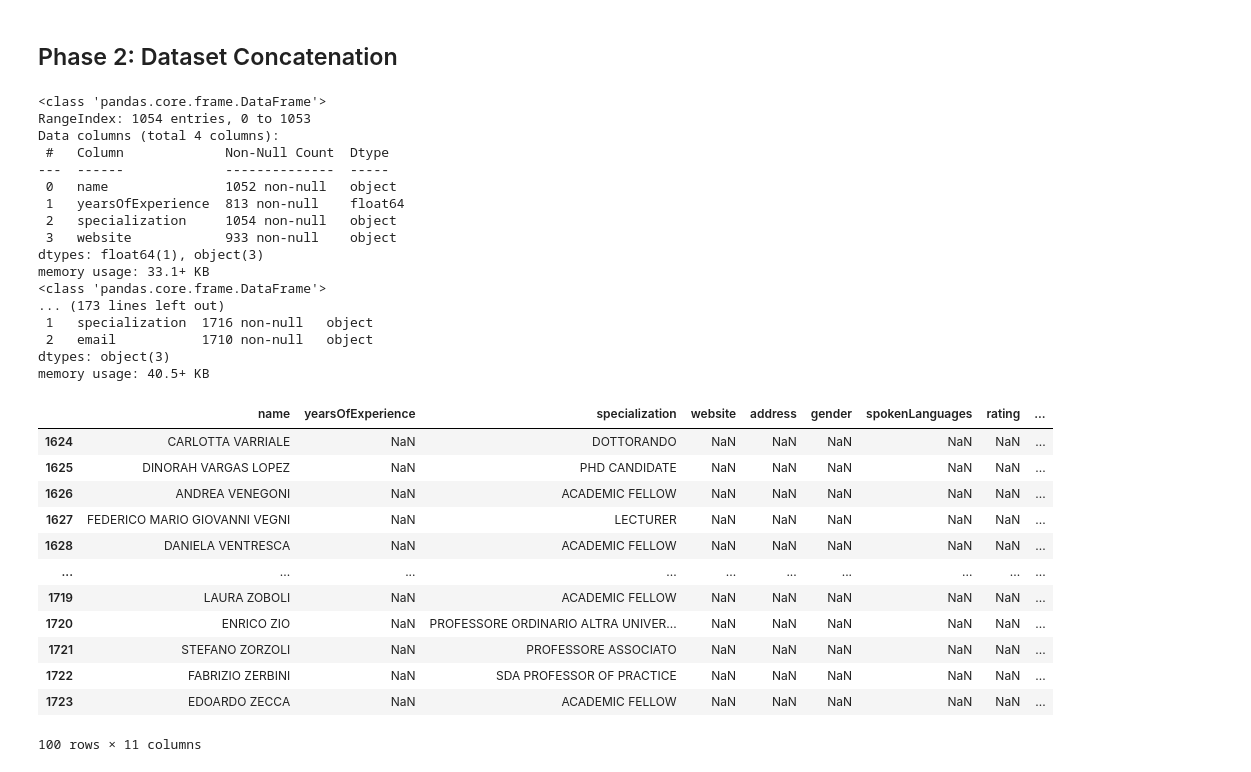
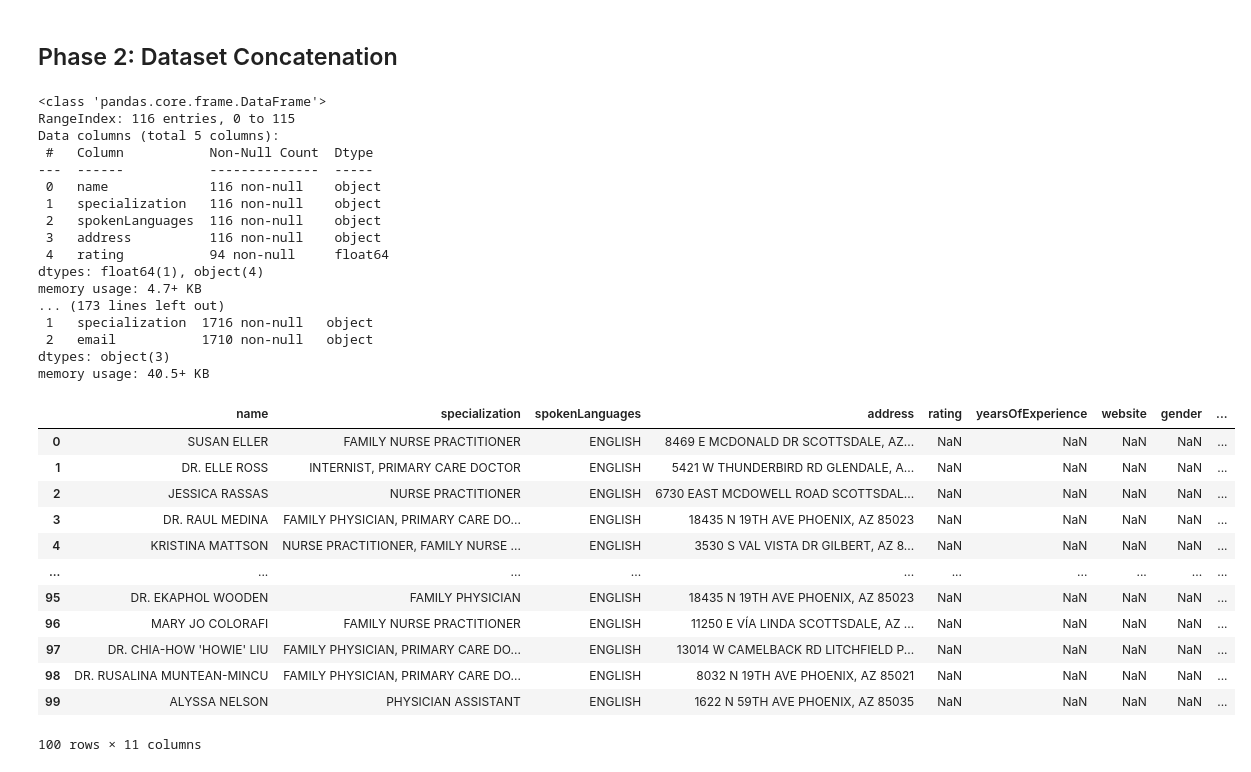
Before and after one commit to samuel-esp/IngDati-Progetto, a Jupyter notebook: SchemaAlignmentProfessionisti.ipynb, the cells around one changed output. Drawn from its saved outputs; the diff is of its cells as text; code cells hidden in the pictures.

```diff
--- a/SchemaAlignmentProfessionisti.ipynb
+++ b/SchemaAlignmentProfessionisti.ipynb
@@ -64,6 +71,10 @@ dottori.head(50)
 # %%
 toDrop = ["id", "npinumber"]
 dottori = dottori.drop(toDrop, axis=1)
+dottori['specialization'] = dottori['specialization'].replace(r',', '')
+dottori['spokenLanguages'] = dottori['spokenLanguages'].replace(r',', '')
+dottori['spokenLanguages']= dottori.apply(lambda x: extract(x['spokenLanguages']), axis=1)
+dottori['specialization']= dottori.apply(lambda x: extract(x['specialization']), axis=1)
 dottori.head()
 # %% [output]
 |  | name | specialization | spokenLanguages | address | rating |
@@ -106,6 +117,7 @@ avvocati.head(50)
 # %%
 toDrop = ["statesOfAbilitation", "id", "lawyerOfficeSet"]
 avvocati = avvocati.drop(toDrop, axis=1)
+avvocati['specialization']= avvocati.apply(lambda x: extract(x['specialization']), axis=1)
 avvocati.head()
 # %% [output]
 |  | name | yearsOfExperience | specialization | website |
@@ -716,27 +728,27 @@ kpop.head()
 # %% [markdown]
 ## Phase 2: Dataset Concatenation
 # %%
-dataset = [avvocati, kpop, kpopping, dottori, freel, hpmedici, hpdottori, mmsAtlanta, mmsAtlantaDoc, investing, finance, developer, freelancer, andreolidoc, andreoliprof, romatre, bocconi]
+dataset = [dottori, avvocati, kpop, kpopping, freel, hpmedici, hpdottori, mmsAtlanta, mmsAtlantaDoc, investing, finance, developer, freelancer, andreolidoc, andreoliprof, romatre, bocconi]
 
 for d in dataset:
     d.info()
 # %% [output]
 <class 'pandas.core.frame.DataFrame'>
-RangeIndex: 1054 entries, 0 to 1053
-Data columns (total 4 columns):
- #   Column             Non-Null Count  Dtype
----  ------             --------------  -----
- 0   name               1052 non-null   object
- 1   yearsOfExperience  813 non-null    float64
- 2   specialization     1054 non-null   object
- 3   website            933 non-null    object
-dtypes: float64(1), object(3)
-memory usage: 33.1+ KB
-<class 'pandas.core.frame.DataFrame'>
+RangeIndex: 116 entries, 0 to 115
+Data columns (total 5 columns):
+ #   Column           Non-Null Count  Dtype
+---  ------           --------------  -----
+ 0   name             116 non-null    object
+ 1   specialization   116 non-null    object
+ 2   spokenLanguages  116 non-null    object
+ 3   address          116 non-null    object
+ 4   rating           94 non-null     float64
+dtypes: float64(1), object(4)
+memory usage: 4.7+ KB
 ... (173 lines left out)
  1   specialization  1716 non-null   object
  2   email           1710 non-null   object
 dtypes: object(3)
 memory usage: 40.5+ KB
 # %%
-result = pd.concat([avvocati, kpop, kpopping, dottori, freel, hpmedici, hpdottori, mmsAtlanta, mmsAtlantaDoc, investing, finance, developer, freelancer, andreolidoc, andreoliprof, romatre, bocconi])
+result = pd.concat([dottori, avvocati, kpop, kpopping, freel, hpmedici, hpdottori, mmsAtlanta, mmsAtlantaDoc, investing, finance, developer, freelancer, andreolidoc, andreoliprof, romatre, bocconi])
@@ -755,18 +755,30 @@ result['price'].fillna(np.nan, inplace=True)
+# %%
+result['name'].fillna(np.nan, inplace=True)
+result['yearsOfExperience'].fillna(np.nan, inplace=True)
+result['specialization'].fillna(np.nan, inplace=True)
+result['website'].fillna(np.nan, inplace=True)
+result['address'].fillna(np.nan, inplace=True)
+result['gender'].fillna(np.nan, inplace=True)
+result['spokenLanguages'].fillna(np.nan, inplace=True)
+result['rating'].fillna(np.nan, inplace=True)
+result['price'].fillna(np.nan, inplace=True)
+result['telephone'].fillna(np.nan, inplace=True)
+result['email'].fillna(np.nan, inplace=True)
 # %%
 for columns in result.columns:
     result[columns] = result[columns].str.upper()
-result.tail(100)
+result.head(100)
 # %% [output]
-|  | name | yearsOfExperience | specialization | website | address | gender | spokenLanguages | rating | ... |
-| 1624 | CARLOTTA VARRIALE | NaN | DOTTORANDO | NaN | NaN | NaN | NaN | NaN | ... |
-| 1625 | DINORAH VARGAS LOPEZ | NaN | PHD CANDIDATE | NaN | NaN | NaN | NaN | NaN | ... |
-| 1626 | ANDREA VENEGONI | NaN | ACADEMIC FELLOW | NaN | NaN | NaN | NaN | NaN | ... |
-| 1627 | FEDERICO MARIO GIOVANNI VEGNI | NaN | LECTURER | NaN | NaN | NaN | NaN | NaN | ... |
-| 1628 | DANIELA VENTRESCA | NaN | ACADEMIC FELLOW | NaN | NaN | NaN | NaN | NaN | ... |
+|  | name | specialization | spokenLanguages | address | rating | yearsOfExperience | website | gender | ... |
+| 0 | SUSAN ELLER | FAMILY NURSE PRACTITIONER | ENGLISH | 8469 E MCDONALD DR SCOTTSDALE, AZ... | NaN | NaN | NaN | NaN | ... |
+| 1 | DR. ELLE ROSS | INTERNIST, PRIMARY CARE DOCTOR | ENGLISH | 5421 W THUNDERBIRD RD GLENDALE, A... | NaN | NaN | NaN | NaN | ... |
+| 2 | JESSICA RASSAS | NURSE PRACTITIONER | ENGLISH | 6730 EAST MCDOWELL ROAD SCOTTSDAL... | NaN | NaN | NaN | NaN | ... |
+| 3 | DR. RAUL MEDINA | FAMILY PHYSICIAN, PRIMARY CARE DO... | ENGLISH | 18435 N 19TH AVE PHOENIX, AZ 85023 | NaN | NaN | NaN | NaN | ... |
+| 4 | KRISTINA MATTSON | NURSE PRACTITIONER, FAMILY NURSE ... | ENGLISH | 3530 S VAL VISTA DR GILBERT, AZ 8... | NaN | NaN | NaN | NaN | ... |
 | ... | ... | ... | ... | ... | ... | ... | ... | ... | ... |
-| 1719 | LAURA ZOBOLI | NaN | ACADEMIC FELLOW | NaN | NaN | NaN | NaN | NaN | ... |
-| 1720 | ENRICO ZIO | NaN | PROFESSORE ORDINARIO ALTRA UNIVER... | NaN | NaN | NaN | NaN | NaN | ... |
-| 1721 | STEFANO ZORZOLI | NaN | PROFESSORE ASSOCIATO | NaN | NaN | NaN | NaN | NaN | ... |
-| 1722 | FABRIZIO ZERBINI | NaN | SDA PROFESSOR OF PRACTICE | NaN | NaN | NaN | NaN | NaN | ... |
-| 1723 | EDOARDO ZECCA | NaN | ACADEMIC FELLOW | NaN | NaN | NaN | NaN | NaN | ... |
+| 95 | DR. EKAPHOL WOODEN | FAMILY PHYSICIAN | ENGLISH | 18435 N 19TH AVE PHOENIX, AZ 85023 | NaN | NaN | NaN | NaN | ... |
+| 96 | MARY JO COLORAFI | FAMILY NURSE PRACTITIONER | ENGLISH | 11250 E VÍA LINDA SCOTTSDALE, AZ ... | NaN | NaN | NaN | NaN | ... |
+| 97 | DR. CHIA-HOW 'HOWIE' LIU | FAMILY PHYSICIAN, PRIMARY CARE DO... | ENGLISH | 13014 W CAMELBACK RD LITCHFIELD P... | NaN | NaN | NaN | NaN | ... |
+| 98 | DR. RUSALINA MUNTEAN-MINCU | FAMILY PHYSICIAN, PRIMARY CARE DO... | ENGLISH | 8032 N 19TH AVE PHOENIX, AZ 85021 | NaN | NaN | NaN | NaN | ... |
+| 99 | ALYSSA NELSON | PHYSICIAN ASSISTANT | ENGLISH | 1622 N 59TH AVE PHOENIX, AZ 85035 | NaN | NaN | NaN | NaN | ... |
 100 rows × 11 columns
```
Also changed, not shown: parts of 13 cells of this notebook, 1 other file.
